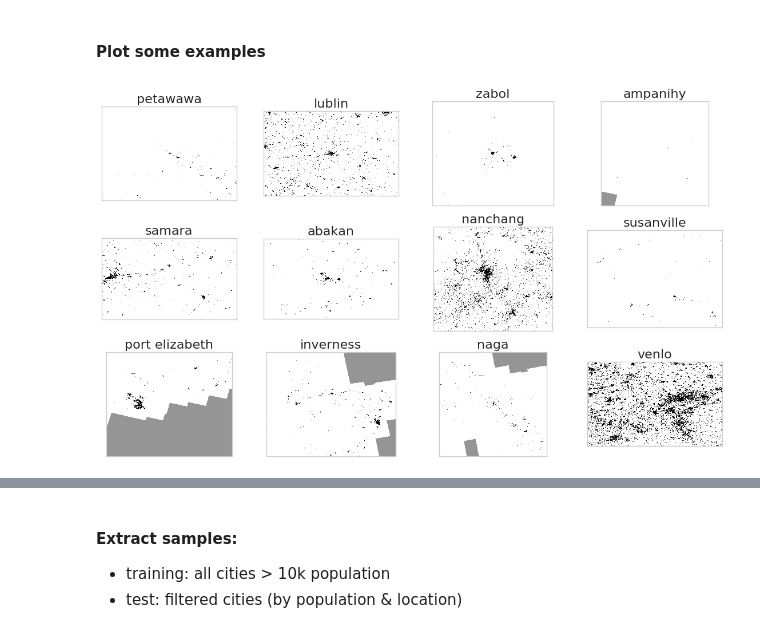
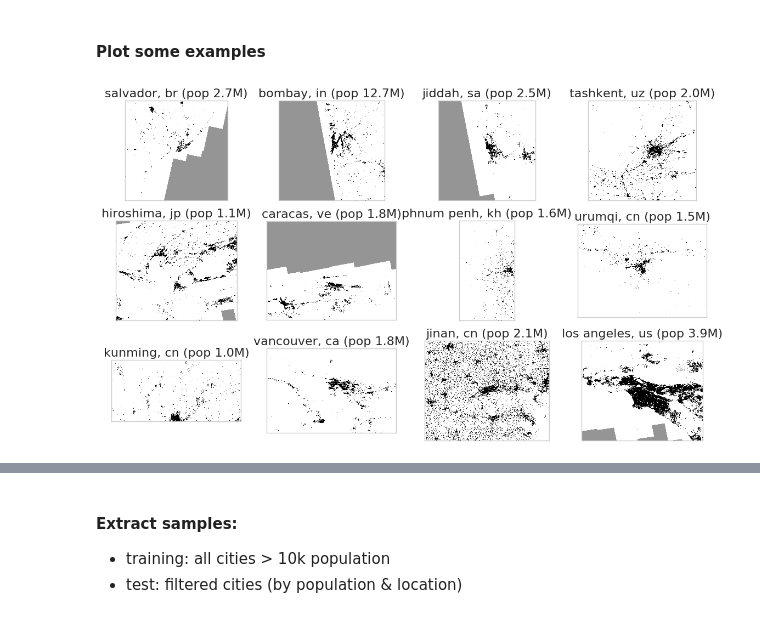
Before and after one commit to adrianalbert/urbanization-patterns, a Jupyter notebook: create-datasets/world cities dataset.ipynb, the cells around one changed output, grey strips where cells are left out. Saved outputs shown, nothing was run; the diff lists cells and outputs as text; code cells hidden in the pictures.

```diff
--- a/create-datasets/world cities dataset.ipynb
+++ b/create-datasets/world cities dataset.ipynb
@@ -71,3 +68,19 @@ cities_df.dropna(inplace=True)
 # convert to geopandas dataframe with a spatial index
 cities_df['geometry'] = map(lambda lat, lon: Point((lon, lat)), cities_df['Latitude'], cities_df['Longitude'])
 cities_df = gpd.GeoDataFrame(cities_df)
+
+def format_pop(pop):
+    if pop > 1e6:
+        div = 1e6
+        s = 'M'
+    else:
+        div = 1e3
+        s = 'k'
+    return "%2.1f%s"%(float(pop)/div, s)
+
+cities_df['City'] = map(lambda city, country, pop: "%s, %s (pop %s)"%(city, country, format_pop(pop)),
+                        cities_df['City'], cities_df['Country'], cities_df['Population'])
+
+cities_df.drop_duplicates("City", inplace=True)
+
+cities_df.to_csv(outPath + "/urban_areas_over_10kpop.csv")
@@ -134,7 +147,7 @@ while i < len(cities_dict):
     i += 1
 
 cities_df_sel = cities_df[~cities_df['City'].isin(to_remove)]
-cities_df_sel['Population'] = map(lambda c,p: new_pop[c] if c in new_pop else p,
+cities_df_sel['Adj. population'] = map(lambda c,p: new_pop[c] if c in new_pop else p,
                                   cities_df_sel['City'], cities_df_sel['Population'])
 cities_df_sel.reset_index(inplace=True)
 
@@ -165,3 +183,4 @@ def f_classify_by_pop(d):
         return "megalopolis"
 
 cities_df['class'] = cities_df["Population"].apply(f_classify_by_pop)
+cities_df_sel['class'] = cities_df_sel["Population"].apply(f_classify_by_pop)
@@ -192,20 +225,20 @@ sarImgClient = satimg.SatImage(sarFiles)
 # %%
 nrow = 3
 ncol = 4
 
 fig, ax = plt.subplots(nrow, ncol, figsize=(14,8))
 
-smpl_df = cities_df_sel.sample(nrow*ncol).reset_index()
+smpl_df = cities_df_sel[cities_df_sel['Population']>1e6].sample(nrow*ncol).reset_index()
 for i,r in smpl_df.iterrows():
     lat, lon, city, pop, country = r['Latitude'], r['Longitude'], r['City'], r['Population'], r['Country']
     # print city, lat, lon, pop, country
     img = sarImgClient.get_image_at_location((lat, lon), w=200)
     ax[i/ncol,i%ncol].imshow(img[0,:,:])
     ax[i/ncol,i%ncol].set_title(city, fontsize=16)
 
 for b in ax:
     for a in b:
         a.set_xticks([])
         a.set_yticks([])
 # %% [output]
-[figure, old version]
+[figure, new version]
```
Also changed, not shown: parts of 14 cells of this notebook, 10 other files.
